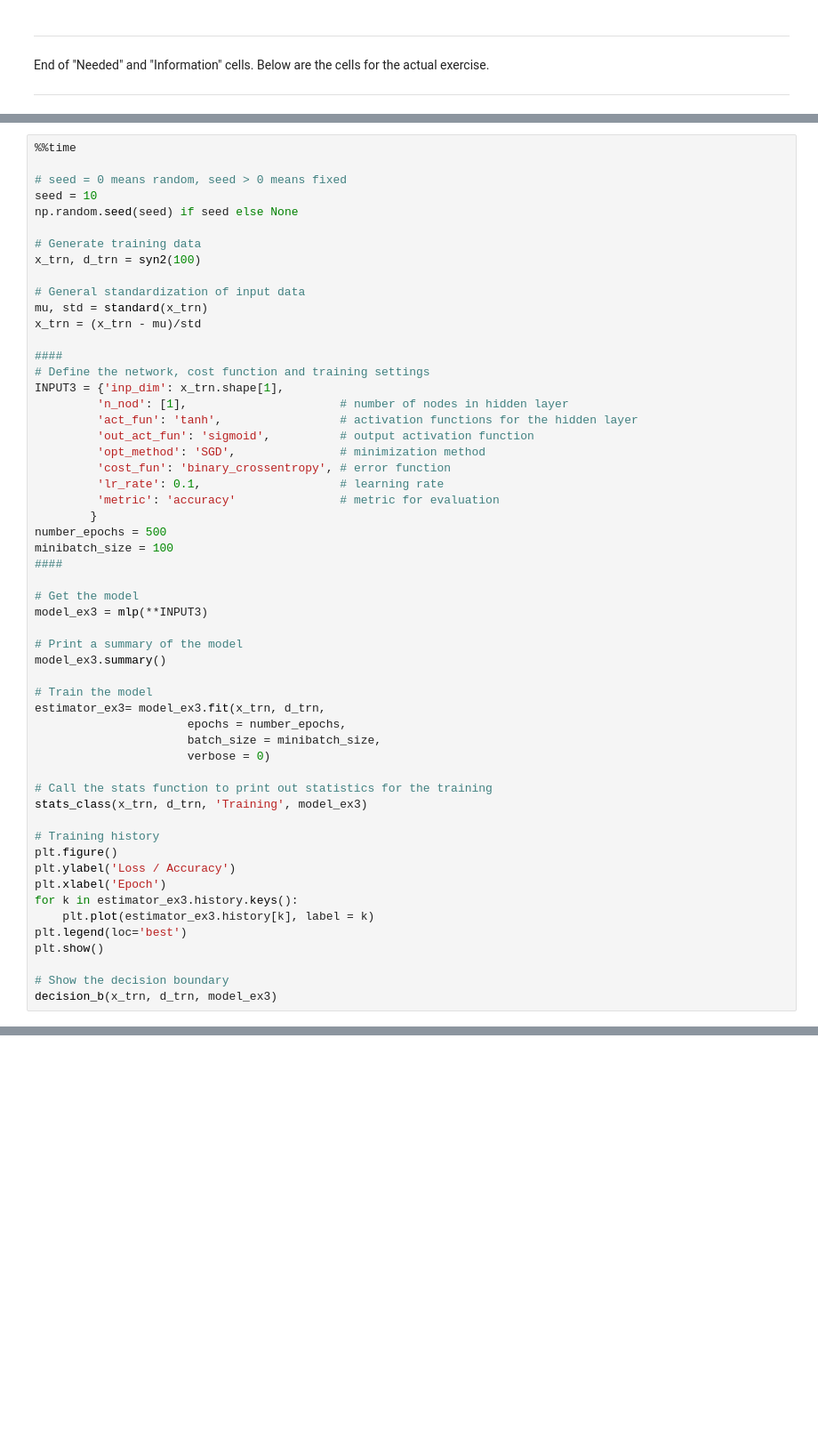
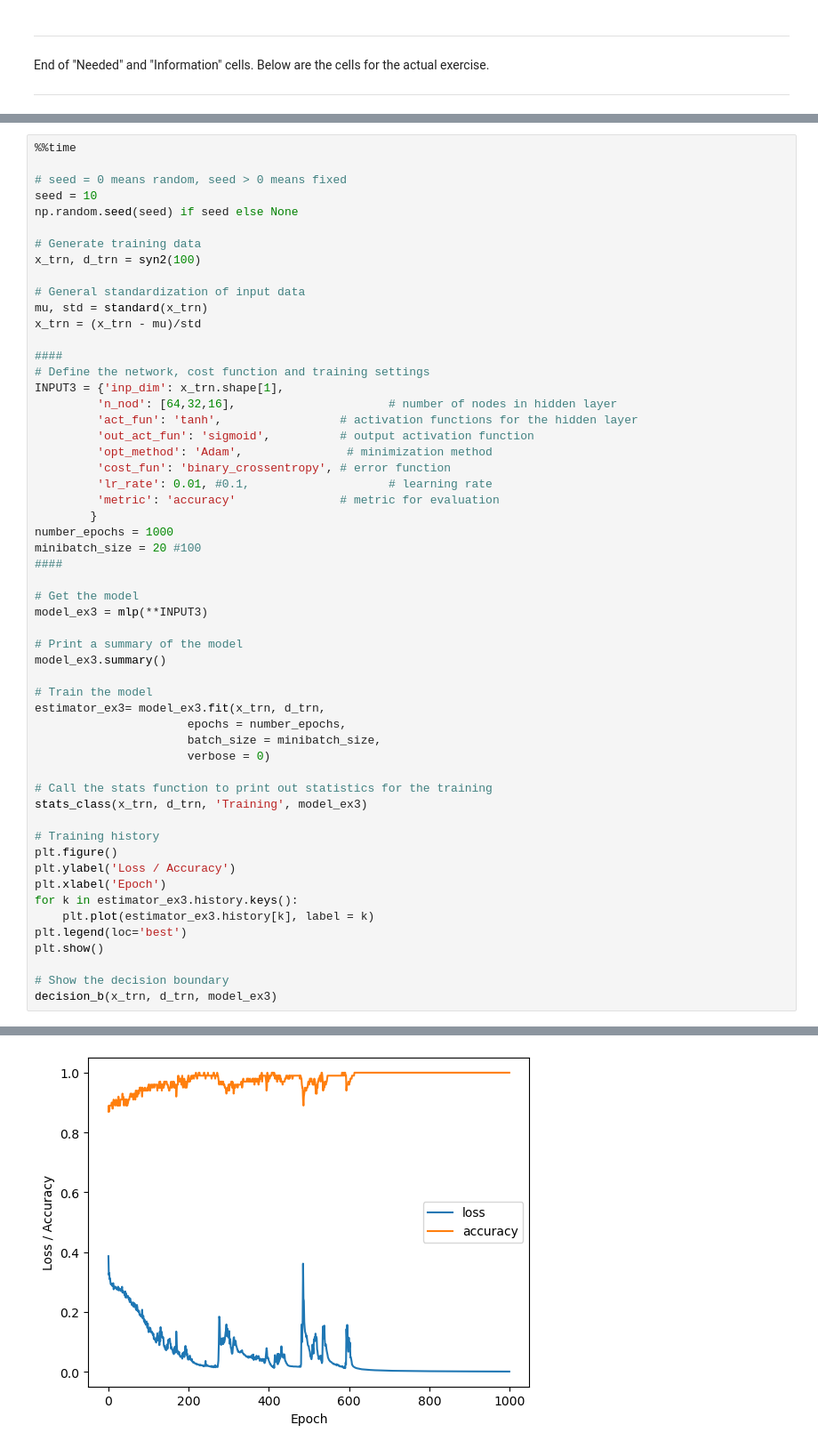
Before and after one commit to fimaha/extq40-labs, a Jupyter notebook: lab1/lab1.ipynb, the cells around one changed output, grey strips where cells are left out. Shown at 89% size. Drawn from its saved outputs; the diff is of its cells as text; blank space fills up the shorter version.

```diff
--- a/lab1/lab1.ipynb
+++ b/lab1/lab1.ipynb
@@ -620,16 +646,16 @@ x_trn = (x_trn - mu)/std
 ####
 # Define the network, cost function and training settings
 INPUT3 = {'inp_dim': x_trn.shape[1],
-         'n_nod': [1],                      # number of nodes in hidden layer
+         'n_nod': [64,32,16],                      # number of nodes in hidden layer
          'act_fun': 'tanh',                 # activation functions for the hidden layer
          'out_act_fun': 'sigmoid',          # output activation function
-         'opt_method': 'SGD',               # minimization method
+         'opt_method': 'Adam',               # minimization method
          'cost_fun': 'binary_crossentropy', # error function
-         'lr_rate': 0.1,                    # learning rate
+         'lr_rate': 0.01, #0.1,                    # learning rate
          'metric': 'accuracy'               # metric for evaluation
         }
-number_epochs = 500
-minibatch_size = 100
+number_epochs = 1000
+minibatch_size = 20 #100
 ####
 
 # Get the model
@@ -658,3 +684,4 @@ plt.show()
 
 # Show the decision boundary
 decision_b(x_trn, d_trn, model_ex3)
+# %% [output]
@@ -660,0 +705 @@ decision_b(x_trn, d_trn, model_ex3)
+[figure, added]
```
Also changed, not shown: parts of 18 cells of this notebook.
